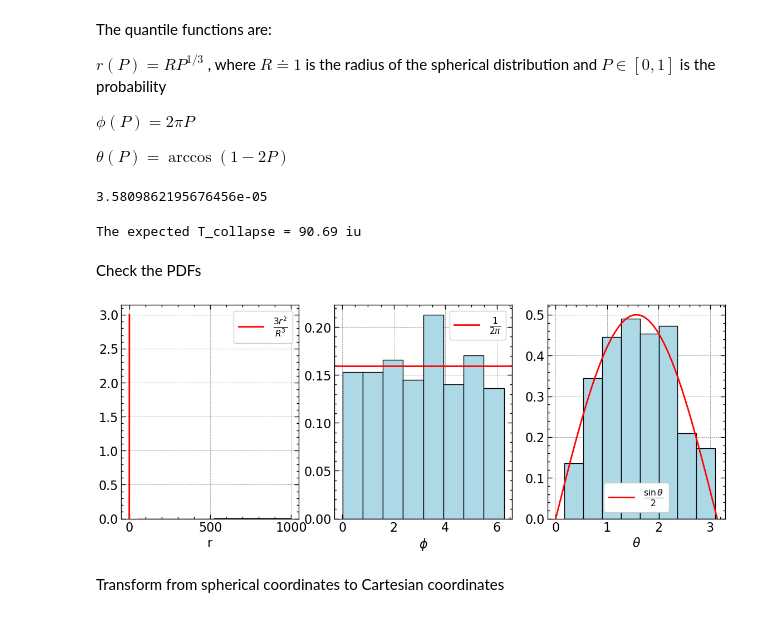
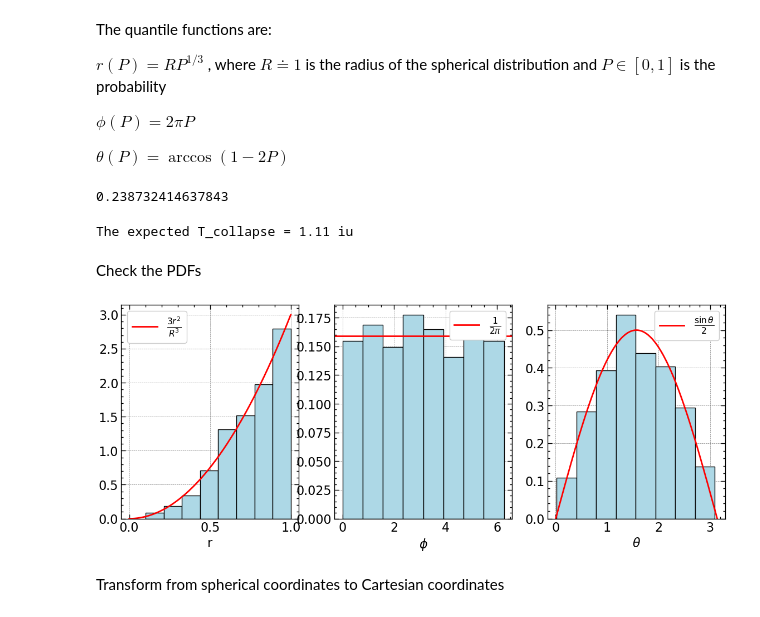
Before and after one commit to M-Bianchi/Dynamics_of_Stellar_Systems, a Jupyter notebook: nbody_sh1/sphere_InitialConditions.ipynb, the cells around one changed output. Saved outputs shown, nothing was run; the diff lists cells and outputs as text; code cells hidden in the pictures.

```diff
--- a/nbody_sh1/sphere_InitialConditions.ipynb
+++ b/nbody_sh1/sphere_InitialConditions.ipynb
@@ -16,9 +16,9 @@ $\phi(P) = 2\pi P$
 
 $\theta(P) = \arccos(1-2P)$
 # %%
-N = int(3e2) # Number of particles
-M = 150     # Total mass
-R = 100
+N = int(1e3) # Number of particles
+M = 1        # Total mass
+R = 1        # Outer Radius
 m = M/N      # Mass of the single particles
 
 r = R*np.random.uniform(0, 1, N)**(1/3)
@@ -28,40 +28,40 @@ theta = np.arccos(1-2*np.random.uniform(0, 1, N))
 rho = 3*M/(4*np.pi*R**3)
 rho
 # %% [output]
-3.5809862195676456e-05
+0.238732414637843
 # %%
 T_collapse = np.sqrt((3*np.pi)/(32*rho))
 print(f'The expected T_collapse = {T_collapse:.2f} iu')
 # %% [output]
-The expected T_collapse = 90.69 iu
+The expected T_collapse = 1.11 iu
 # %% [markdown]
 Check the PDFs
 # %%
 plt.rcParams['figure.figsize'] = [14, 5]
 fig, axes = plt.subplots(1, 3)
 
 ax = axes[0]
 ax.hist(r, bins=8, density=True, color='lightblue', edgecolor='black');
 x_dense = np.linspace(0, 1, 1000)
-ax.plot(x_dense, 3*x_dense**2, color='red', label='$\\frac{3r^2}{R^3}$')
+ax.plot(x_dense, 3*x_dense**2/R**3, color='red', label='$\\frac{3r^2}{R^3}$')
 ax.set_xlabel('r')
 ax.legend();
 
 ax = axes[1]
 ax.hist(phi, bins=8, density=True, color='lightblue', edgecolor='black');
 x_dense = np.linspace(0, 2*np.pi, 1000)
 ax.axhline(1/(2*np.pi), color='red', label='$\\frac{1}{2\pi}$')
 ax.set_xlabel('$\phi$')
 ax.legend();
 
 ax = axes[2]
 ax.hist(theta, bins=8, density=True, color='lightblue', edgecolor='black');
 x_dense = np.linspace(0, np.pi, 1000)
 ax.plot(x_dense, 0.5*np.sin(x_dense), color='red', label='$\\frac{\sin{\\theta}}{2}$')
 ax.set_xlabel('$\\theta$')
 ax.legend();
 # %% [output]
-[figure, old version]
+[figure, new version]
 # %% [markdown]
 Transform from spherical coordinates to Cartesian coordinates
 # %%
```
Also changed, not shown: parts of 1 cell of this notebook, 4 other files.
